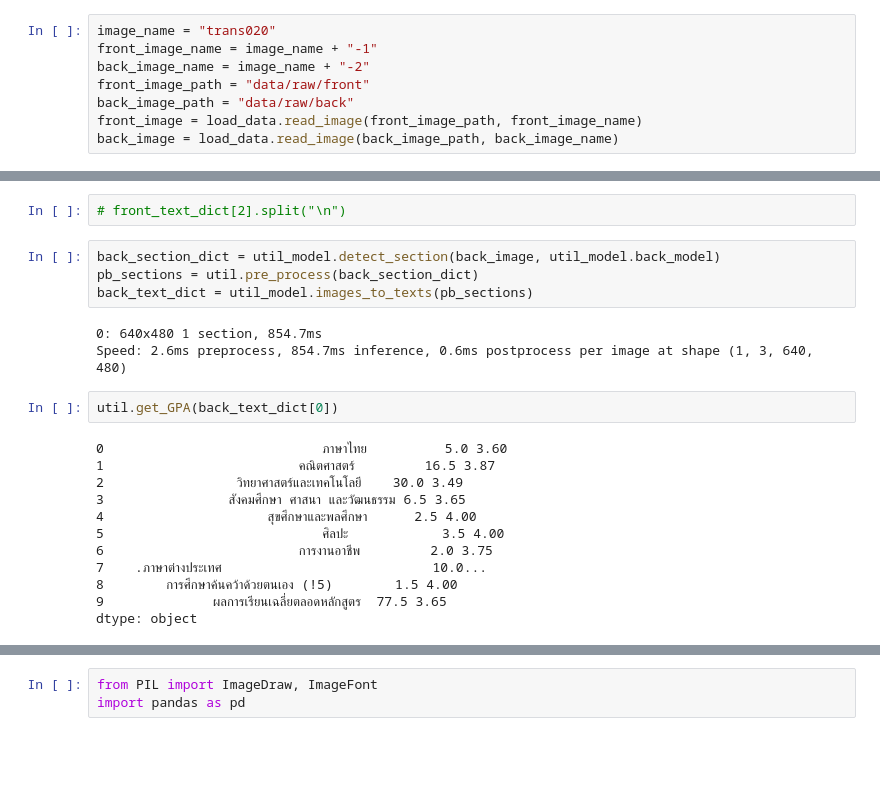
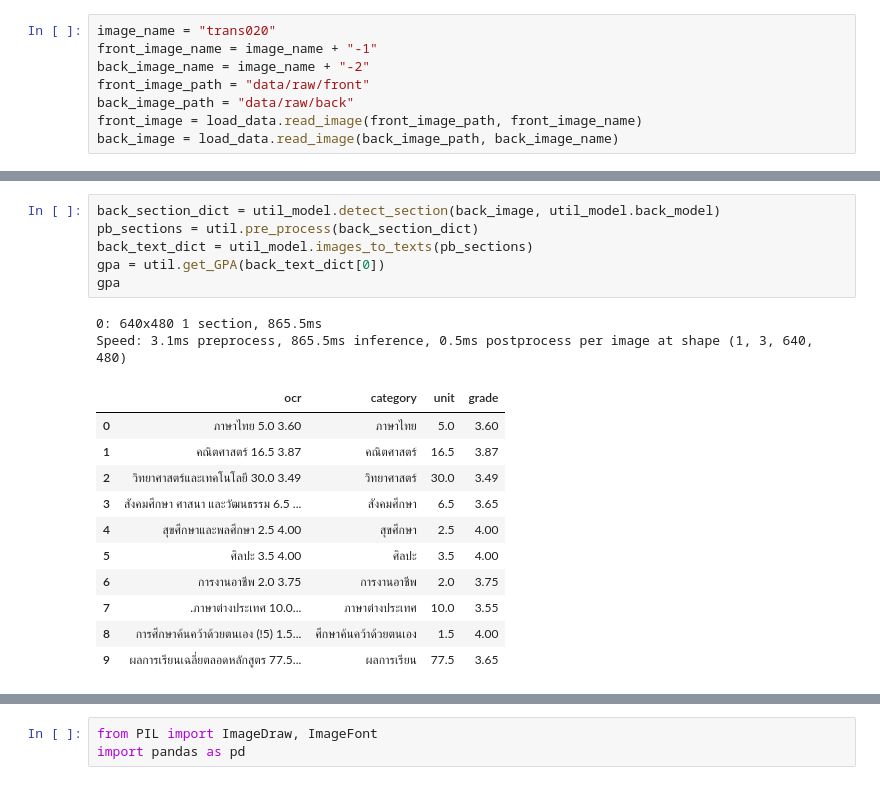
Before and after one commit to OhmSuphanat/transOCR, a Jupyter notebook: main.ipynb, the cells around one changed output, grey strips where cells are left out. Drawn from its saved outputs; the diff is of its cells as text; blank space fills up the shorter version.

Commit message:
finish back-side image 01 no postproc

```diff
--- a/main.ipynb
+++ b/main.ipynb
@@ -25,24 +25,21 @@ Speed: 2.7ms preprocess, 932.4ms inference, 0.6ms postprocess per image at shape
 |  | ocr | numeric | section | id | name | unit | grade |
-# %%
-# front_text_dict[2].split("\n")
 # %%
 back_section_dict = util_model.detect_section(back_image, util_model.back_model)
 pb_sections = util.pre_process(back_section_dict)
 back_text_dict = util_model.images_to_texts(pb_sections)
+gpa = util.get_GPA(back_text_dict[0])
+gpa
 # %% [output]
-0: 640x480 1 section, 854.7ms
-Speed: 2.6ms preprocess, 854.7ms inference, 0.6ms postprocess per image at shape (1, 3, 640, 480)
+0: 640x480 1 section, 865.5ms
+Speed: 3.1ms preprocess, 865.5ms inference, 0.5ms postprocess per image at shape (1, 3, 640, 480)
+|  | ocr | category | unit | grade |
+| 0 | ภาษาไทย 5.0 3.60 | ภาษาไทย | 5.0 | 3.60 |
+| 1 | คณิตศาสตร์ 16.5 3.87 | คณิตศาสตร์ | 16.5 | 3.87 |
+| 2 | วิทยาศาสตร์และเทคโนโลยี 30.0 3.49 | วิทยาศาสตร์ | 30.0 | 3.49 |
+| 3 | สังคมศึกษา ศาสนา และวัฒนธรรม 6.5 ... | สังคมศึกษา | 6.5 | 3.65 |
+| 4 | สุขศึกษาและพลศึกษา 2.5 4.00 | สุขศึกษา | 2.5 | 4.00 |
+| 5 | ศิลปะ 3.5 4.00 | ศิลปะ | 3.5 | 4.00 |
+| 6 | การงานอาชีพ 2.0 3.75 | การงานอาชีพ | 2.0 | 3.75 |
+| 7 | .ภาษาต่างประเทศ 10.0... | ภาษาต่างประเทศ | 10.0 | 3.55 |
+| 8 | การศึกษาค้นคว้าด้วยตนเอง (!5) 1.5... | ศึกษาค้นคว้าด้วยตนเอง | 1.5 | 4.00 |
+| 9 | ผลการเรียนเฉลี่ยตลอดหลักสูตร 77.5... | ผลการเรียน | 77.5 | 3.65 |
-# %%
-util.get_GPA(back_text_dict[0])
-# %% [output]
-0                            ภาษาไทย          5.0 3.60
-1                         คณิตศาสตร์         16.5 3.87
-2                 วิทยาศาสตร์และเทคโนโลยี    30.0 3.49
-3                สังคมศึกษา ศาสนา และวัฒนธรรม 6.5 3.65
-4                     สุขศึกษาและพลศึกษา      2.5 4.00
-5                            ศิลปะ            3.5 4.00
-6                         การงานอาชีพ         2.0 3.75
-7    .ภาษาต่างประเทศ                           10.0...
-8        การศึกษาค้นคว้าด้วยตนเอง (!5)        1.5 4.00
-9              ผลการเรียนเฉลี่ยตลอดหลักสูตร  77.5 3.65
-dtype: object
```
Also changed, not shown: parts of 4 cells of this notebook, 1 other file.
